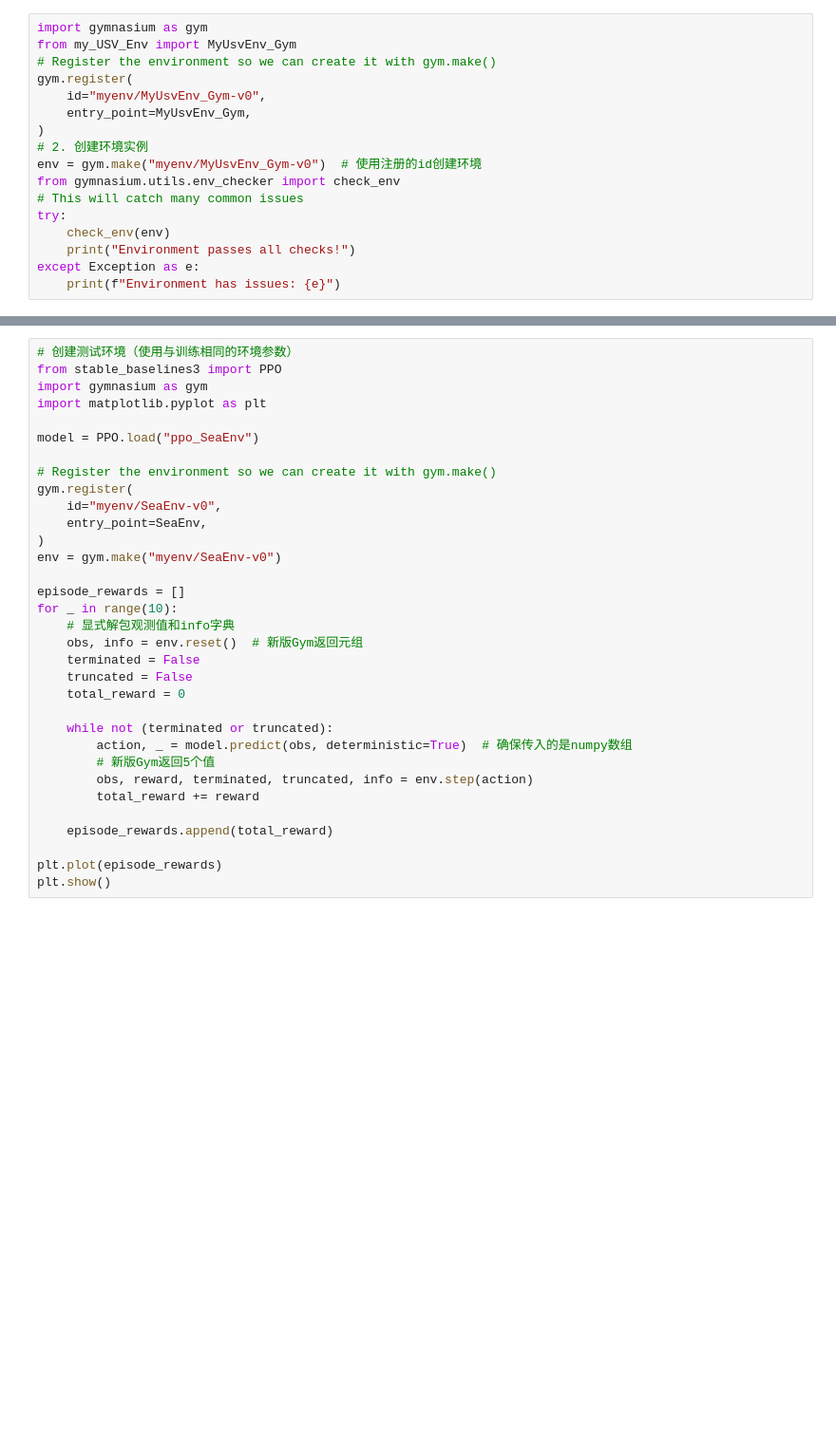
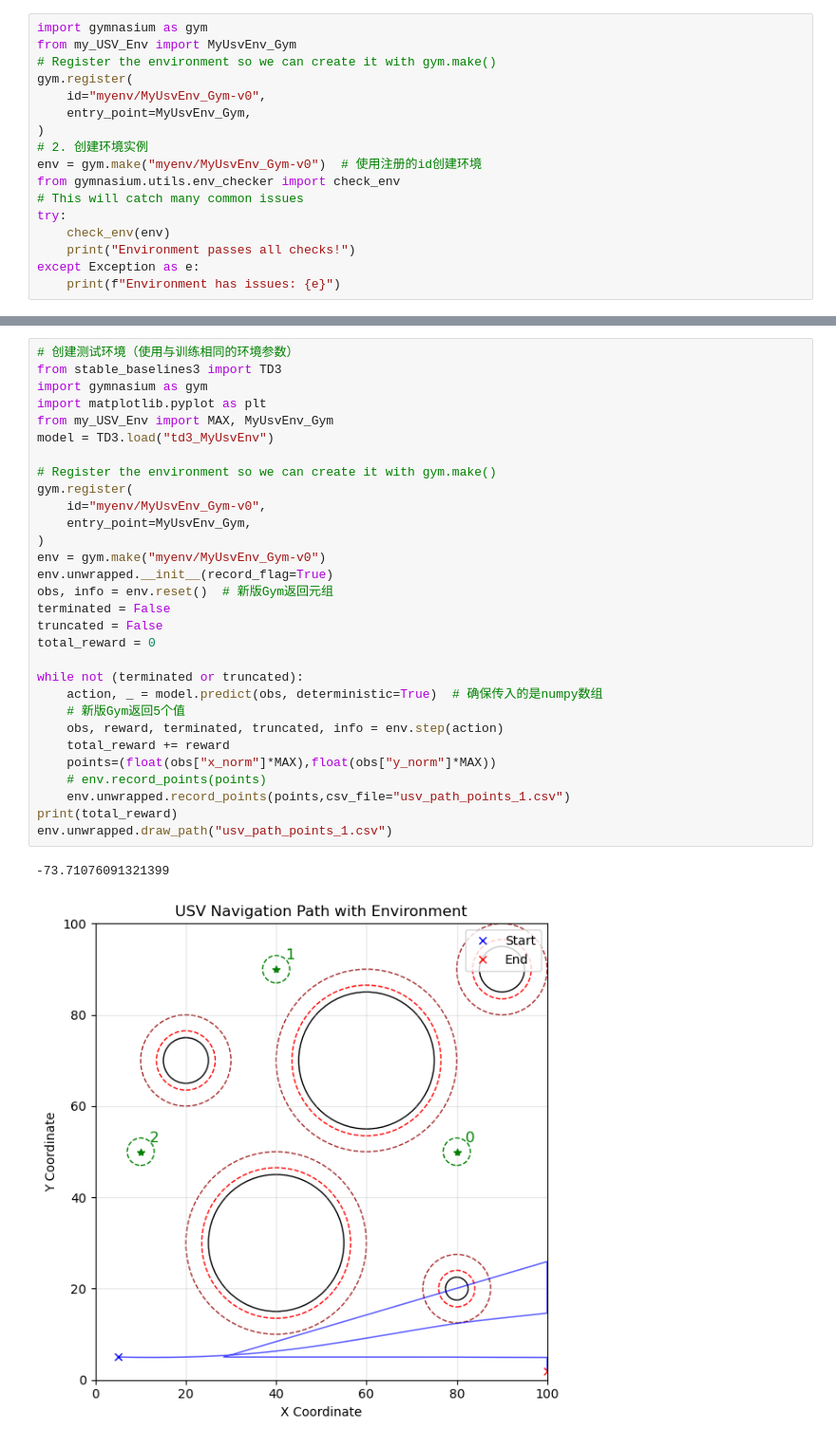
Before and after one commit to Qingyun0118/USV-MuilTarget-path-plaaning, a Jupyter notebook: HER.ipynb, the cells around one changed output, grey strips where cells are left out. Shown at 95% size. Saved outputs shown, nothing was run; the diff lists cells and outputs as text; blank space fills up the shorter version.

```diff
--- a/HER.ipynb
+++ b/HER.ipynb
@@ -57,33 +44,33 @@ model.save("ppo_MyUsvEnv")
 # %%
 # 创建测试环境（使用与训练相同的环境参数）
-from stable_baselines3 import PPO
+from stable_baselines3 import TD3
 import gymnasium as gym
 import matplotlib.pyplot as plt
-
-model = PPO.load("ppo_SeaEnv")
+from my_USV_Env import MAX, MyUsvEnv_Gym
+model = TD3.load("td3_MyUsvEnv")
 
 # Register the environment so we can create it with gym.make()
 gym.register(
-    id="myenv/SeaEnv-v0",
-    entry_point=SeaEnv,
+    id="myenv/MyUsvEnv_Gym-v0",
+    entry_point=MyUsvEnv_Gym,
 )
-env = gym.make("myenv/SeaEnv-v0")
+env = gym.make("myenv/MyUsvEnv_Gym-v0")
+env.unwrapped.__init__(record_flag=True)
+obs, info = env.reset()  # 新版Gym返回元组
+terminated = False
+truncated = False
+total_reward = 0
 
-episode_rewards = []
-for _ in range(10):
-    # 显式解包观测值和info字典
-    obs, info = env.reset()  # 新版Gym返回元组
-    terminated = False
-    truncated = False
-    total_reward = 0
-
-    while not (terminated or truncated):
-        action, _ = model.predict(obs, deterministic=True)  # 确保传入的是numpy数组
-        # 新版Gym返回5个值
-        obs, reward, terminated, truncated, info = env.step(action)
-        total_reward += reward
-
-    episode_rewards.append(total_reward)
-
-plt.plot(episode_rewards)
-plt.show()
+while not (terminated or truncated):
+    action, _ = model.predict(obs, deterministic=True)  # 确保传入的是numpy数组
+    # 新版Gym返回5个值
+    obs, reward, terminated, truncated, info = env.step(action)
+    total_reward += reward
+    points=(float(obs["x_norm"]*MAX),float(obs["y_norm"]*MAX))
+    # env.record_points(points)
+    env.unwrapped.record_points(points,csv_file="usv_path_points_1.csv")
+print(total_reward)
+env.unwrapped.draw_path("usv_path_points_1.csv")
+# %% [output]
+-73.71076091321399
+[figure, added]
```
Also changed, not shown: parts of 3 cells of this notebook, 1 other file.
